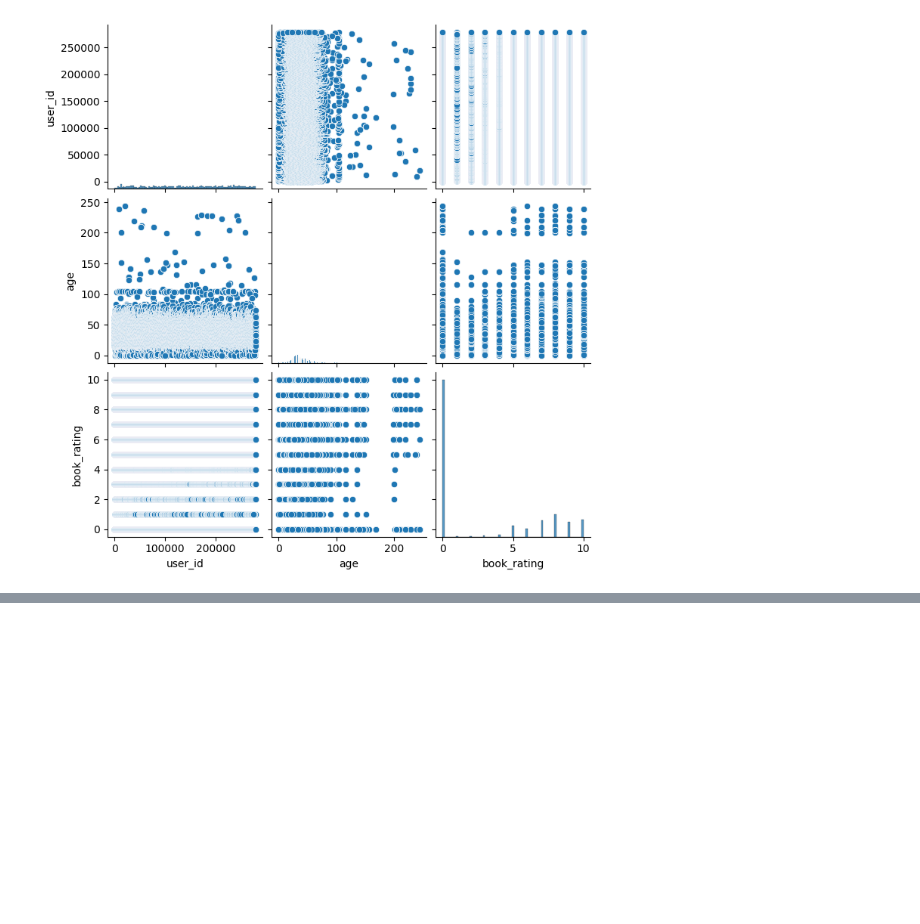
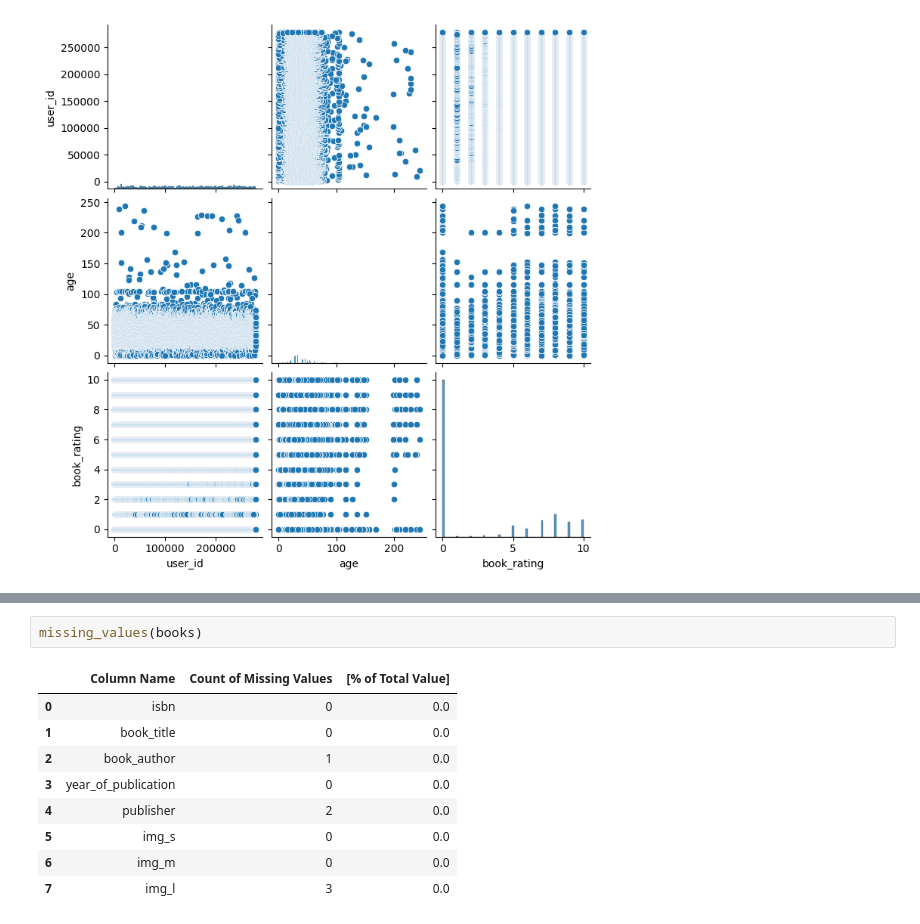
Before and after one commit to Gautamadarshi/Book-Recommendation-System, a Jupyter notebook: Book_Recommendendation_System.ipynb, the cells around one changed output, grey strips where cells are left out. Drawn from its saved outputs; the diff is of its cells as text; blank space fills up the shorter version.

```diff
--- a/Book_Recommendendation_System.ipynb
+++ b/Book_Recommendendation_System.ipynb
@@ -764,0 +846,12 @@ plt.show()
+# %%
+missing_values(books)
+# %% [output]
+|  | Column Name | Count of Missing Values | [% of Total Value] |
+| 0 | isbn | 0 | 0.0 |
+| 1 | book_title | 0 | 0.0 |
+| 2 | book_author | 1 | 0.0 |
+| 3 | year_of_publication | 0 | 0.0 |
+| 4 | publisher | 2 | 0.0 |
+| 5 | img_s | 0 | 0.0 |
+| 6 | img_m | 0 | 0.0 |
+| 7 | img_l | 3 | 0.0 |
```
Also changed, not shown: parts of 16 cells of this notebook.
